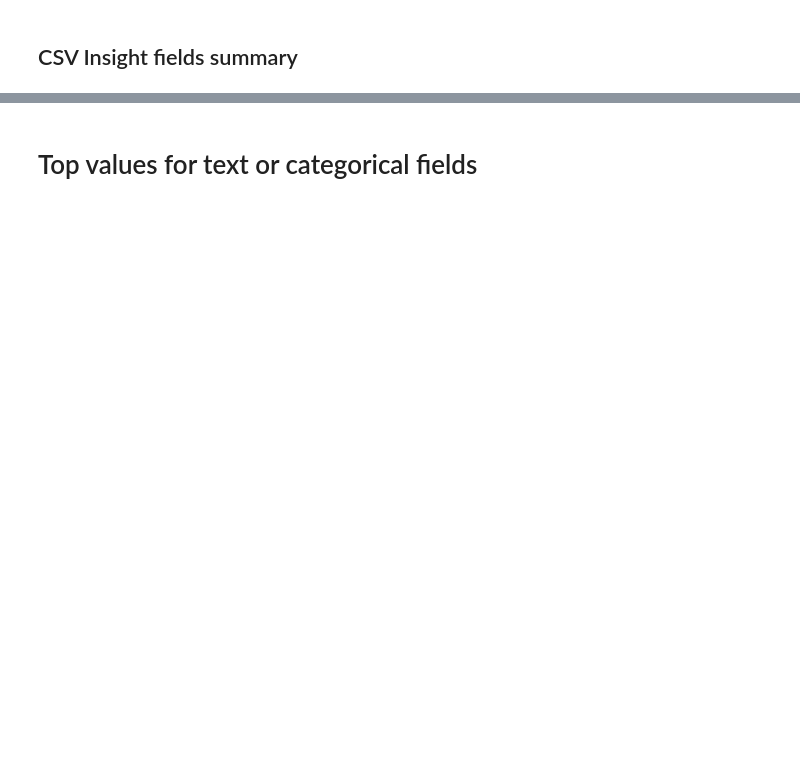
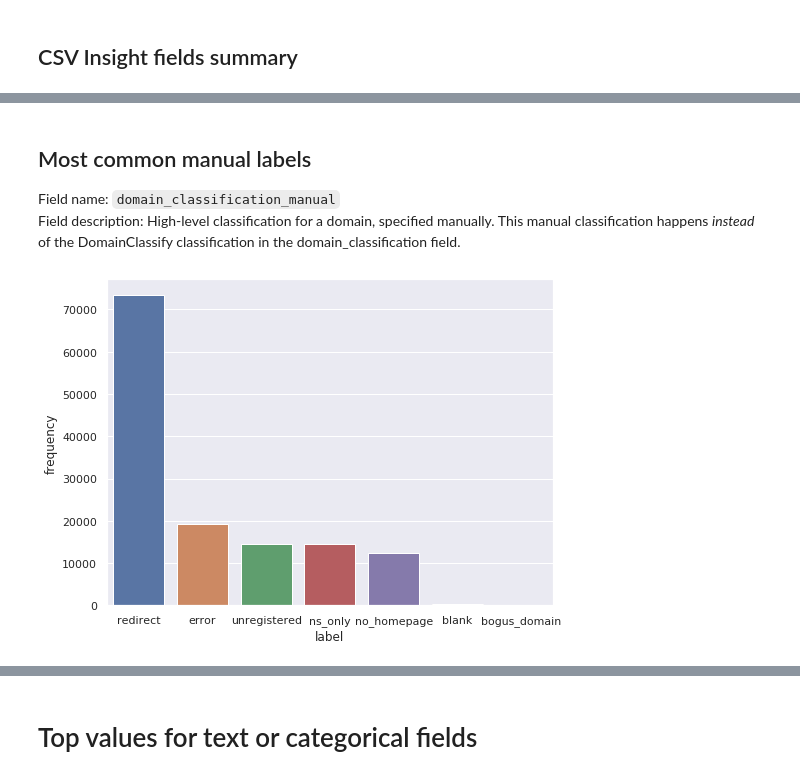
Before and after one commit to ProfoundNetworks/dbi-csvi-demo, a Jupyter notebook: demo.ipynb, the cells around one changed output, grey strips where cells are left out. Drawn from its saved outputs; the diff is of its cells as text; code cells hidden in the pictures; blank space fills up the shorter version.

Commit message:
Tweak plot sizes

```diff
--- a/demo.ipynb
+++ b/demo.ipynb
@@ -38,6 +40,7 @@ $(document).ready(code_toggle);
 
 import base64
 import json
+import getpass
 import requests
 
 try:
@@ -51,7 +54,7 @@ except Exception:
         #
         MAGIC_URL = base64.b64decode(MAGIC_URL).decode('utf-8')
     else:
-        MAGIC_URL = input("Paste the magic URL: ")
+        MAGIC_URL = getpass.getpass("Paste the magic URL: ")
 
     D = requests.get(MAGIC_URL).json()
 
@@ -333,18 +380,25 @@ if score_field:
 # %%
 try:
     D['results']['domain_classification_manual']
 except KeyError:
     # missing domain_classification_manual field
     pass
 else:
 
     df = pd.DataFrame(D['results']['domain_classification_manual']['most_common'], columns=['frequency', 'label'])
     df = df[df.label != '']
 
     if len(df):
         display_field_info("## Most common manual labels", 'domain_classification_manual')
-        fig, ax = plt.subplots(figsize=(12, 10))
+        fig, ax = plt.subplots(figsize=(8, 6))
         sns.barplot(x="label", y="frequency", data=df, ax=ax);
+# %% [output]
+## Most common manual labels
+
+Field name: `domain_classification_manual`
+Field description: High-level classification for a domain, specified manually.
+This manual classification happens *instead* of the DomainClassify classification in the domain_classification field.
+[figure, added]
 # %%
 density_fields = [
     'primary_density',
```
Also changed, not shown: parts of 28 cells of this notebook.
